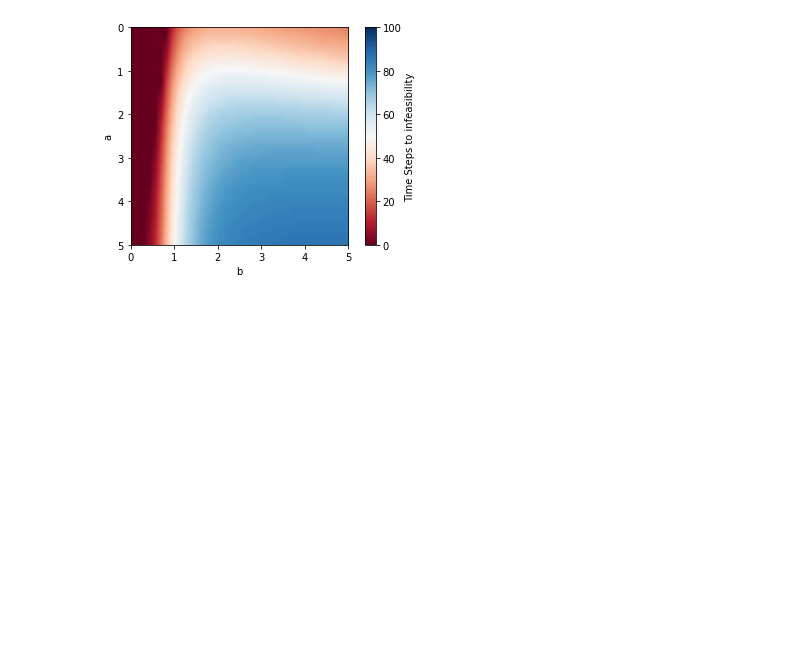
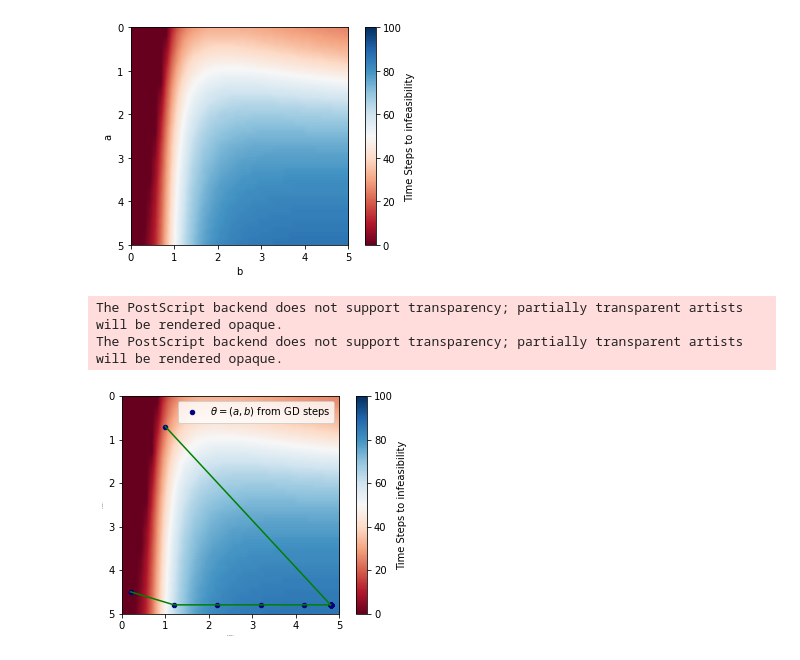
Before and after one commit to hardikparwana/Safe-Learning-DASC, a Jupyter notebook: Untitled Folder/Untitled.ipynb, the cells around one changed output. Cells and saved outputs as stored; diff of their text form; code cells hidden in the pictures; blank space fills up the shorter version.

```diff
--- a/Untitled Folder/Untitled.ipynb
+++ b/Untitled Folder/Untitled.ipynb
@@ -104,3 +104,50 @@ plt.savefig("paper_example1_3.png")
 plt.savefig("paper_example1_3.eps")
 # %% [output]
 [figure]
+# %%
+c = 0.3
+fig_3, ax_3 = plt.subplots(1)
+pos_3 = ax_3.imshow(horizons_3/(1.0/(1-c)),cmap='RdBu', interpolation='bilinear',extent=[0,5,5,0], vmin=0, vmax=100)
+fig_3.colorbar(pos_3, ax=ax_3, label='Time Steps to infeasibility')
+font_size=1
+ax_3.set_ylabel("parameter a",fontsize=font_size)
+ax_3.set_xlabel("parameter b",fontsize=font_size)
+
+parameters1 = [[0.2, 4.5], [1.1999999999843958, 5.499999997749792], [2.199999999966882, 6.49999999656648], [3.1999993428084377, 6.329111179965787], [4.1999993427987325, 7.329111178175456], [5.199993037924893, 7.147709657262412], [6.199991681206735, 6.967010488329249], [7.199990710225937, 6.787007164091134], [8.199990710126746, 7.787007124088467], [9.199990709824057, 8.78700687050283], [10.199990709490926, 9.786998399741117], [11.199990709489308, 10.78699801326706], [12.199990709488205, 11.78698996358571], [13.199990709487812, 12.786989808532189], [13.199990709487812, 12.786989808532189], [13.199990709487812, 12.786989808532189], [13.199990709487812, 12.786989808532189], [13.199990709487812, 12.786989808532189], [13.199990709487812, 12.786989808532189], [13.199990709487812, 12.786989808532189], [13.199990709487812, 12.786989808532189]]
+horizons1 = [43, 69, 98, 112, 120, 124, 127, 129, 131, 132, 134, 134, 135, 136, 136, 136, 136, 136, 136, 136]
+
+param_a1 = []
+param_b1 = []
+
+maxv = 4.8
+
+for param in parameters1:
+    param_a1.append(param[0] if param[0]<maxv else maxv)
+    param_b1.append(param[1] if param[1]<maxv else maxv)
+
+param_a2 = []
+param_b2 = []
+
+parameters2 = [[1.0, 0.7], [9.99999999571605, 9.699999998225072], [18.99999999501734, 18.699981054438645], [27.99999996366376, 17.903607449178125], [28.029842057819, 16.563468908796786], [37.02984205632739, 15.490884732041954], [46.029842055498435, 14.378700167182327], [55.02984204770548, 13.086541854165926], [64.02984202905188, 11.644320067188632], [73.02984202903579, 20.644318808398104], [82.02984202891692, 17.12511135611632], [79.42912212447023, 16.166849884560296], [77.09769004466793, 15.294769834677268], [86.09769004446883, 12.216287310816039], [95.09769002219518, 11.132267666672282], [104.09769002190582, 20.132171388136793], [113.09769001987456, 18.78821192851618], [122.09769001986186, 15.035300669559938], [121.45808676417046, 14.26824494580404], [120.87607982266637, 13.564244804832063], [120.35947462802488, 12.930180307798828]]
+horizons2 = [6, 133, 138, 140, 140, 141, 141, 142, 142, 142, 142, 142, 142, 142, 142, 142, 142, 143, 143, 143]
+
+for param in parameters2:
+    param_a2.append(param[0] if param[0]<maxv else maxv)
+    param_b2.append(param[1] if param[1]<maxv else maxv)
+
+plt.scatter(param_a1,param_b1, marker='o', color='navy', s = 20.0, label=r'$\theta=(a,b)$ from GD steps')
+plt.plot(param_a1,param_b1,'g')
+
+plt.scatter(param_a2,param_b2, marker='o', color='navy', s = 20.0)
+plt.plot(param_a2,param_b2,'g')
+plt.legend()
+
+ax_3.set_ylabel("parameter a",fontsize=font_size)
+ax_3.set_xlabel("parameter b",fontsize=font_size)
+
+plt.savefig("paper_example1_algo2.png")
+plt.savefig("paper_example1_algo2.eps")
+# %% [output]
+The PostScript backend does not support transparency; partially transparent artists will be rendered opaque.
+The PostScript backend does not support transparency; partially transparent artists will be rendered opaque.
+[figure, added]
```
Also changed, not shown: parts of 1 cell of this notebook, 13 other files.
